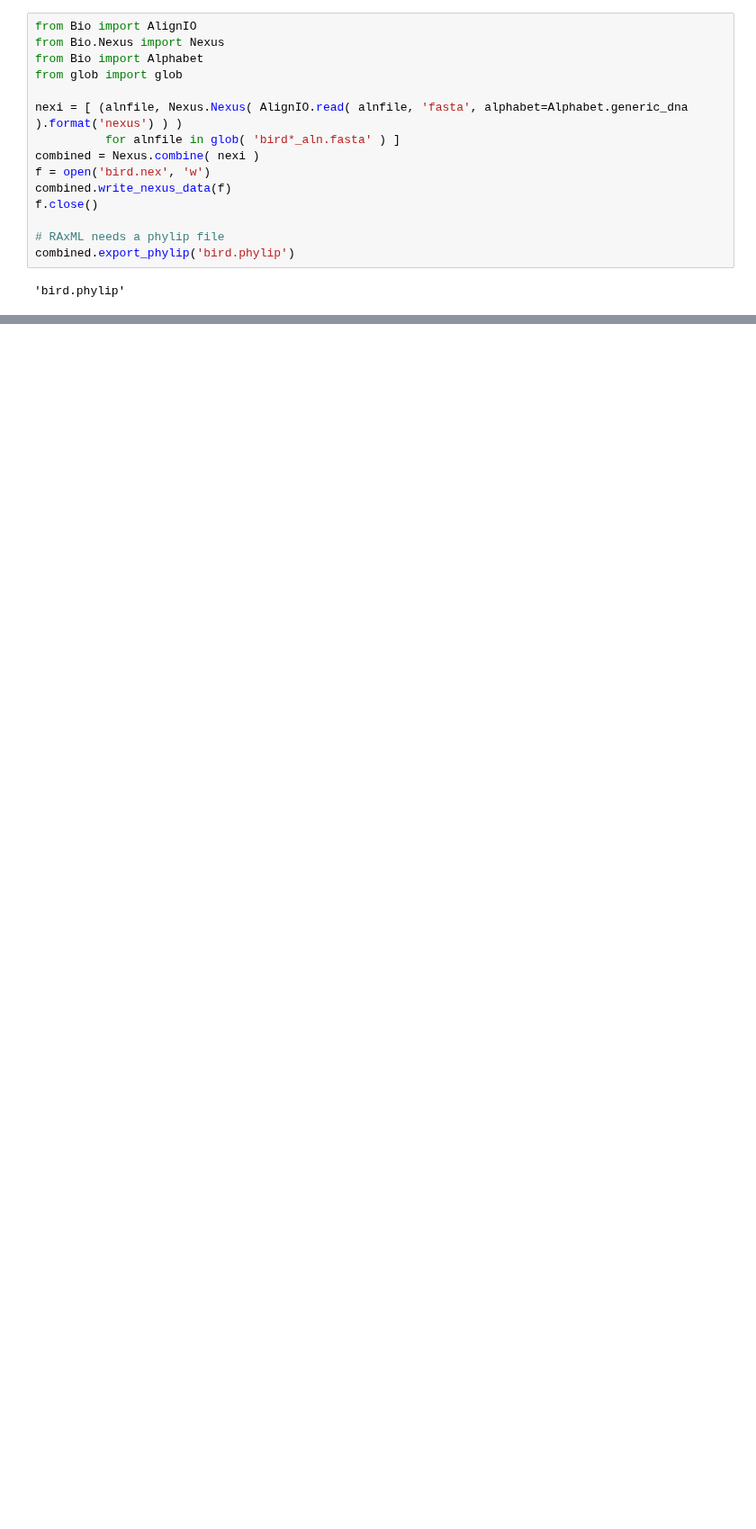
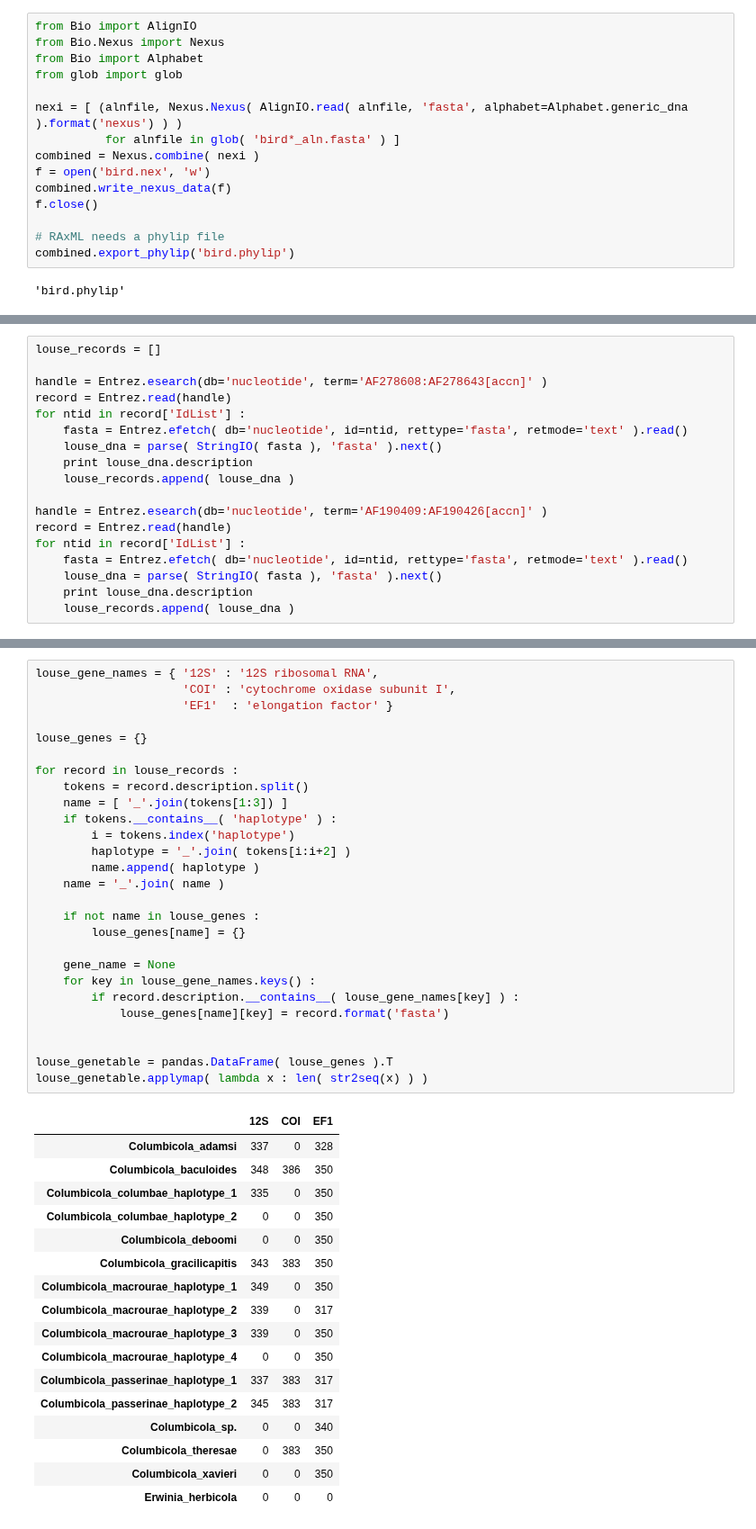
Before and after one commit to ryneches/SuchTree, a Jupyter notebook: data/dove-louse/dove-louse.ipynb, the cells around one changed output, grey strips where cells are left out. Shown at 90% size. Saved outputs shown, nothing was run; the diff lists cells and outputs as text; blank space fills up the shorter version.

```diff
--- a/data/dove-louse/dove-louse.ipynb
+++ b/data/dove-louse/dove-louse.ipynb
@@ -255,0 +343,18 @@ DNA, RAG1 = 1240-4104
+# %%
+louse_records = []
+
+handle = Entrez.esearch(db='nucleotide', term='AF278608:AF278643[accn]' )
+record = Entrez.read(handle)
+for ntid in record['IdList'] :
+    fasta = Entrez.efetch( db='nucleotide', id=ntid, rettype='fasta', retmode='text' ).read()
+    louse_dna = parse( StringIO( fasta ), 'fasta' ).next()
+    print louse_dna.description
+    louse_records.append( louse_dna )
+
+handle = Entrez.esearch(db='nucleotide', term='AF190409:AF190426[accn]' )
+record = Entrez.read(handle)
+for ntid in record['IdList'] :
+    fasta = Entrez.efetch( db='nucleotide', id=ntid, rettype='fasta', retmode='text' ).read()
+    louse_dna = parse( StringIO( fasta ), 'fasta' ).next()
+    print louse_dna.description
+    louse_records.append( louse_dna )
@@ -255,0 +379,45 @@ DNA, RAG1 = 1240-4104
+# %%
+louse_gene_names = { '12S' : '12S ribosomal RNA',
+                     'COI' : 'cytochrome oxidase subunit I',
+                     'EF1'  : 'elongation factor' }
+
+louse_genes = {}
+
+for record in louse_records :
+    tokens = record.description.split()
+    name = [ '_'.join(tokens[1:3]) ]
+    if tokens.__contains__( 'haplotype' ) :
+        i = tokens.index('haplotype')
+        haplotype = '_'.join( tokens[i:i+2] )
+        name.append( haplotype )
+    name = '_'.join( name )
+
+    if not name in louse_genes :
+        louse_genes[name] = {}
+
+    gene_name = None
+    for key in louse_gene_names.keys() :
+        if record.description.__contains__( louse_gene_names[key] ) :
+            louse_genes[name][key] = record.format('fasta')
+
+
+louse_genetable = pandas.DataFrame( louse_genes ).T
+louse_genetable.applymap( lambda x : len( str2seq(x) ) )
+# %% [output]
+|  | 12S | COI | EF1 |
+| Columbicola_adamsi | 337 | 0 | 328 |
+| Columbicola_baculoides | 348 | 386 | 350 |
+| Columbicola_columbae_haplotype_1 | 335 | 0 | 350 |
+| Columbicola_columbae_haplotype_2 | 0 | 0 | 350 |
+| Columbicola_deboomi | 0 | 0 | 350 |
+| Columbicola_gracilicapitis | 343 | 383 | 350 |
+| Columbicola_macrourae_haplotype_1 | 349 | 0 | 350 |
+| Columbicola_macrourae_haplotype_2 | 339 | 0 | 317 |
+| Columbicola_macrourae_haplotype_3 | 339 | 0 | 350 |
+| Columbicola_macrourae_haplotype_4 | 0 | 0 | 350 |
+| Columbicola_passerinae_haplotype_1 | 337 | 383 | 317 |
+| Columbicola_passerinae_haplotype_2 | 345 | 383 | 317 |
+| Columbicola_sp. | 0 | 0 | 340 |
+| Columbicola_theresae | 0 | 383 | 350 |
+| Columbicola_xavieri | 0 | 0 | 350 |
+| Erwinia_herbicola | 0 | 0 | 0 |
```
Also changed, not shown: parts of 18 cells of this notebook, 23 other files.
